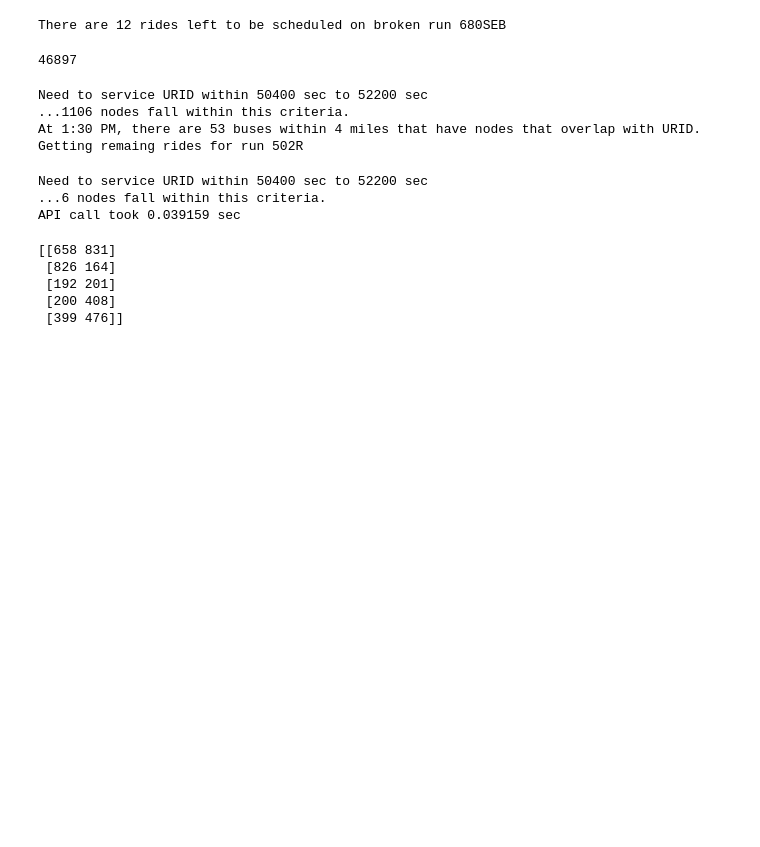
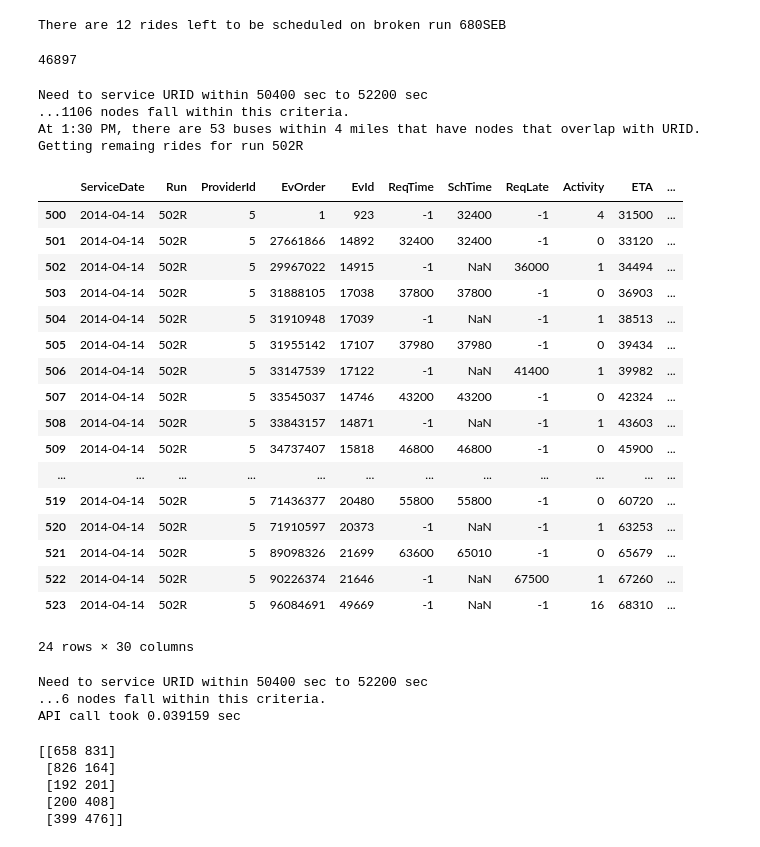
Before and after one commit to DSSG-paratransit/main_repo, a Jupyter notebook: Python_Scripts/get_buses_realtime.ipynb, the cells around one changed output. Cells and saved outputs as stored; diff of their text form; code cells hidden in the pictures; blank space fills up the shorter version.

```diff
--- a/Python_Scripts/get_buses_realtime.ipynb
+++ b/Python_Scripts/get_buses_realtime.ipynb
@@ -294,20 +294,39 @@ def radius_Elimination(data, URID, radius, pickUpDropOff):
 # %%
 radius =  4#miles cutoff
 
 #list of buses to plug URID onto:
 good_buses = radius_Elimination(data, URID, radius, True)
 print("At 1:30 PM, there are %s buses within %s miles that have nodes that overlap with URID." %
       (len(good_buses), radius))
 
 #Test get_busRuns subsetting routine
 testRun = good_buses[20]
 #Bus 335: try inserting URID on to here.
 Run_Schedule = get_busRuns(data, testRun, resched_init_time)
+Run_Schedule
 # %% [output]
 Need to service URID within 50400 sec to 52200 sec
 ...1106 nodes fall within this criteria.
 At 1:30 PM, there are 53 buses within 4 miles that have nodes that overlap with URID.
 Getting remaing rides for run 502R
+|  | ServiceDate | Run | ProviderId | EvOrder | EvId | ReqTime | SchTime | ReqLate | Activity | ETA | ... |
+| 500 | 2014-04-14 | 502R | 5 | 1 | 923 | -1 | 32400 | -1 | 4 | 31500 | ... |
+| 501 | 2014-04-14 | 502R | 5 | 27661866 | 14892 | 32400 | 32400 | -1 | 0 | 33120 | ... |
+| 502 | 2014-04-14 | 502R | 5 | 29967022 | 14915 | -1 | NaN | 36000 | 1 | 34494 | ... |
+| 503 | 2014-04-14 | 502R | 5 | 31888105 | 17038 | 37800 | 37800 | -1 | 0 | 36903 | ... |
+| 504 | 2014-04-14 | 502R | 5 | 31910948 | 17039 | -1 | NaN | -1 | 1 | 38513 | ... |
+| 505 | 2014-04-14 | 502R | 5 | 31955142 | 17107 | 37980 | 37980 | -1 | 0 | 39434 | ... |
+| 506 | 2014-04-14 | 502R | 5 | 33147539 | 17122 | -1 | NaN | 41400 | 1 | 39982 | ... |
+| 507 | 2014-04-14 | 502R | 5 | 33545037 | 14746 | 43200 | 43200 | -1 | 0 | 42324 | ... |
+| 508 | 2014-04-14 | 502R | 5 | 33843157 | 14871 | -1 | NaN | -1 | 1 | 43603 | ... |
+| 509 | 2014-04-14 | 502R | 5 | 34737407 | 15818 | 46800 | 46800 | -1 | 0 | 45900 | ... |
+| ... | ... | ... | ... | ... | ... | ... | ... | ... | ... | ... | ... |
+| 519 | 2014-04-14 | 502R | 5 | 71436377 | 20480 | 55800 | 55800 | -1 | 0 | 60720 | ... |
+| 520 | 2014-04-14 | 502R | 5 | 71910597 | 20373 | -1 | NaN | -1 | 1 | 63253 | ... |
+| 521 | 2014-04-14 | 502R | 5 | 89098326 | 21699 | 63600 | 65010 | -1 | 0 | 65679 | ... |
+| 522 | 2014-04-14 | 502R | 5 | 90226374 | 21646 | -1 | NaN | 67500 | 1 | 67260 | ... |
+| 523 | 2014-04-14 | 502R | 5 | 96084691 | 49669 | -1 | NaN | -1 | 16 | 68310 | ... |
+24 rows × 30 columns
 # %%
 #Get distances between (insertable nodes, URID location)
 import requests
```
